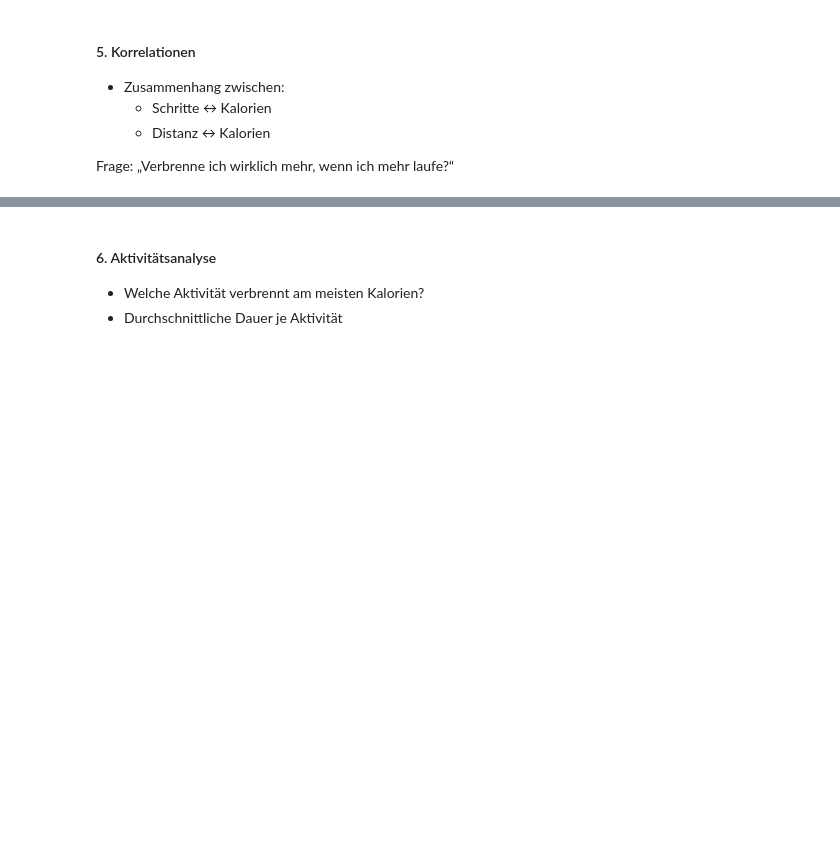
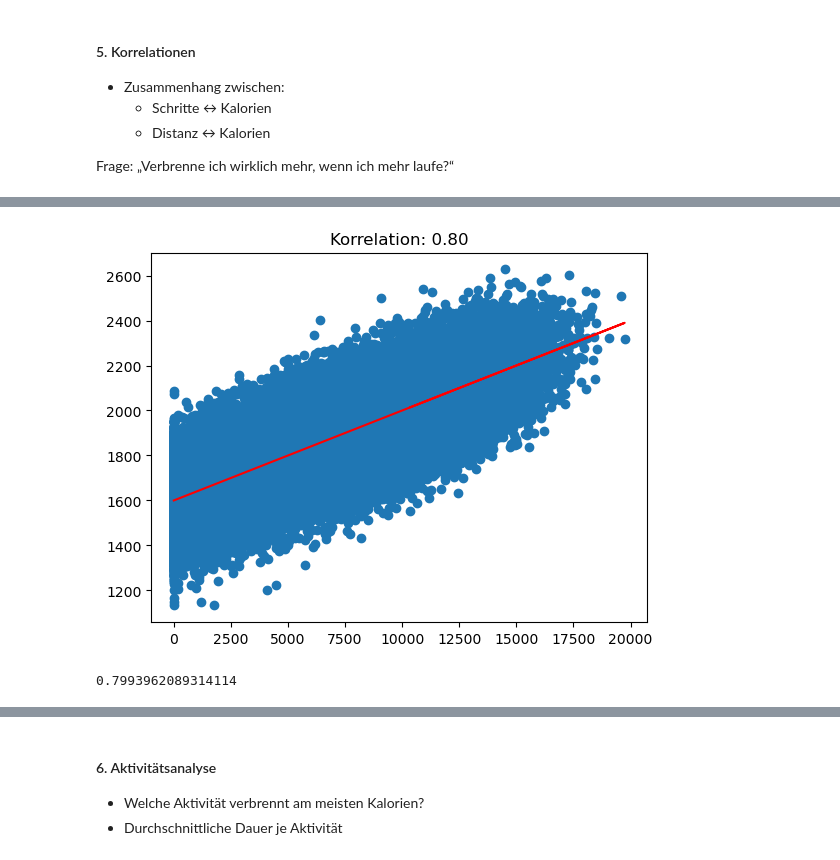
Before and after one commit to EllieZartmann/DataAnalytics, a Jupyter notebook: 04_tableau/training.ipynb, the cells around one changed output, grey strips where cells are left out. Cells and saved outputs as stored; diff of their text form; code cells hidden in the pictures; blank space fills up the shorter version.

```diff
--- a/04_tableau/training.ipynb
+++ b/04_tableau/training.ipynb
@@ -381,0 +399,20 @@ Frage: „Verbrenne ich wirklich mehr, wenn ich mehr laufe?“
+# %%
+x_1 = df["steps"]
+y_1 = df["calories_burned"]
+
+plt.scatter(x_1, y_1)
+
+# Trendlinie
+m_1, b_1 = np.polyfit(x_1, y_1, 1)
+plt.plot(x_1, m_1*x_1 + b_1, color="red")
+
+plt.title(f"Korrelation: {df['steps'].corr(df['calories_burned']):.2f}")
+
+plt.show()
+# %% [output]
+[figure, added]
+# %%
+corr_2 = df["distance_km"].corr(df["calories_burned"])
+corr_2
+# %% [output]
+0.7993962089314114
```
Also changed, not shown: parts of 31 cells of this notebook.
